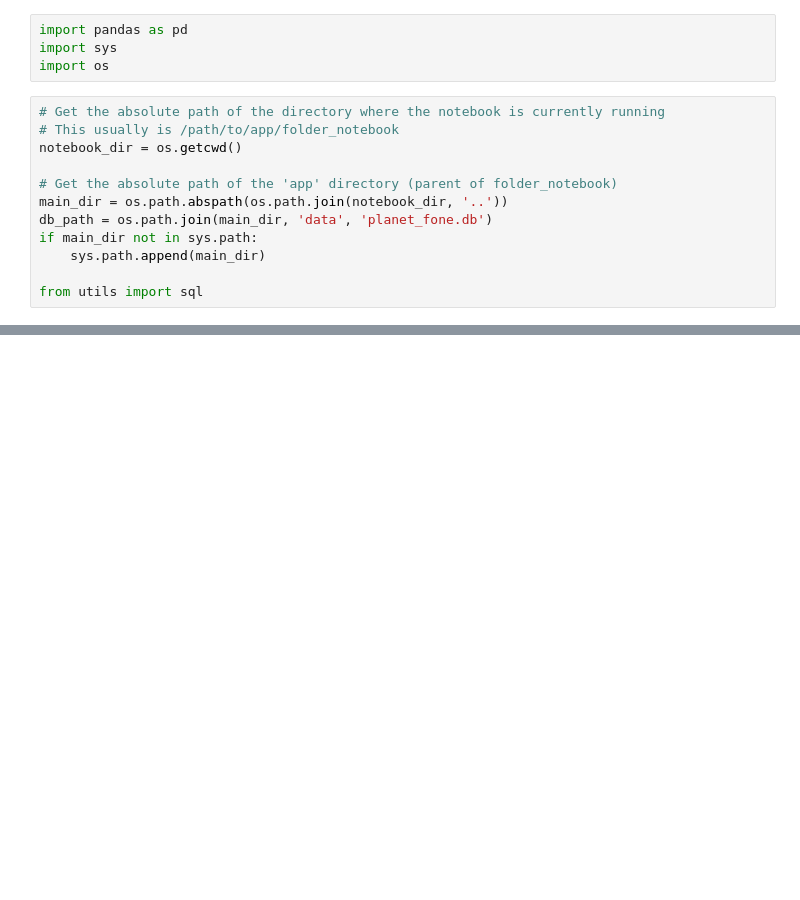
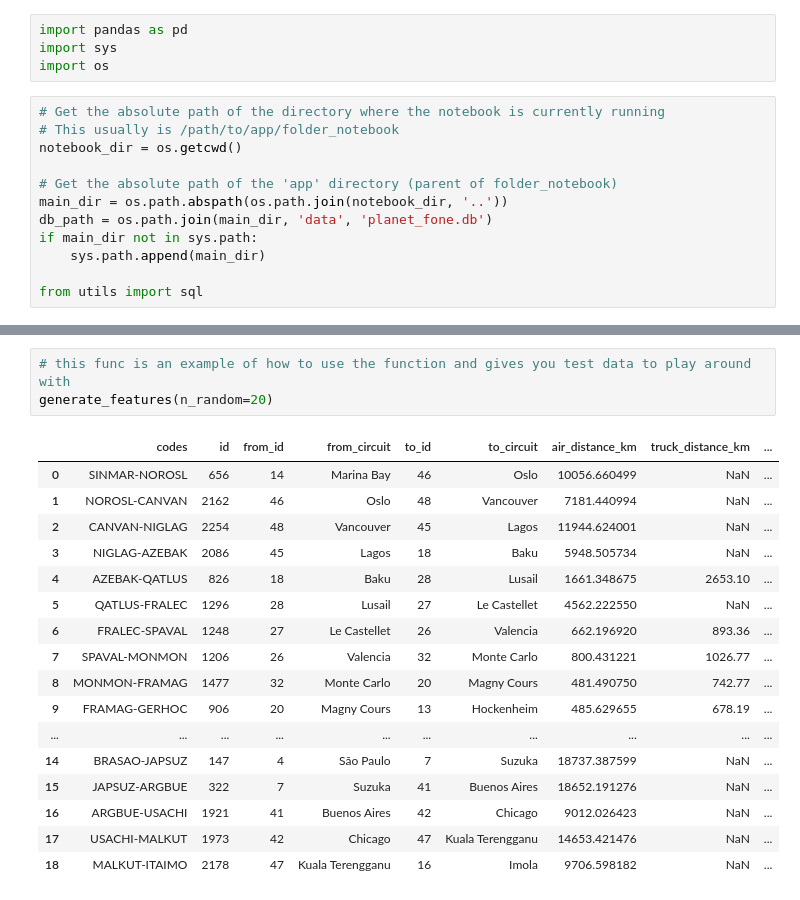
Before and after one commit to Ulquiorra-23/planetf1, a Jupyter notebook: notebooks/regression_eng.ipynb, the cells around one changed output, grey strips where cells are left out. Cells and saved outputs as stored; diff of their text form; blank space fills up the shorter version.

```diff
--- a/notebooks/regression_eng.ipynb
+++ b/notebooks/regression_eng.ipynb
@@ -416,0 +73,21 @@ circuit_df
+# %%
+# this func is an example of how to use the function and gives you test data to play around with
+generate_features(n_random=20)
+# %% [output]
+|  | codes | id | from_id | from_circuit | to_id | to_circuit | air_distance_km | truck_distance_km | ... |
+| 0 | SINMAR-NOROSL | 656 | 14 | Marina Bay | 46 | Oslo | 10056.660499 | NaN | ... |
+| 1 | NOROSL-CANVAN | 2162 | 46 | Oslo | 48 | Vancouver | 7181.440994 | NaN | ... |
+| 2 | CANVAN-NIGLAG | 2254 | 48 | Vancouver | 45 | Lagos | 11944.624001 | NaN | ... |
+| 3 | NIGLAG-AZEBAK | 2086 | 45 | Lagos | 18 | Baku | 5948.505734 | NaN | ... |
+| 4 | AZEBAK-QATLUS | 826 | 18 | Baku | 28 | Lusail | 1661.348675 | 2653.10 | ... |
+| 5 | QATLUS-FRALEC | 1296 | 28 | Lusail | 27 | Le Castellet | 4562.222550 | NaN | ... |
+| 6 | FRALEC-SPAVAL | 1248 | 27 | Le Castellet | 26 | Valencia | 662.196920 | 893.36 | ... |
+| 7 | SPAVAL-MONMON | 1206 | 26 | Valencia | 32 | Monte Carlo | 800.431221 | 1026.77 | ... |
+| 8 | MONMON-FRAMAG | 1477 | 32 | Monte Carlo | 20 | Magny Cours | 481.490750 | 742.77 | ... |
+| 9 | FRAMAG-GERHOC | 906 | 20 | Magny Cours | 13 | Hockenheim | 485.629655 | 678.19 | ... |
+| ... | ... | ... | ... | ... | ... | ... | ... | ... | ... |
+| 14 | BRASAO-JAPSUZ | 147 | 4 | São Paulo | 7 | Suzuka | 18737.387599 | NaN | ... |
+| 15 | JAPSUZ-ARGBUE | 322 | 7 | Suzuka | 41 | Buenos Aires | 18652.191276 | NaN | ... |
+| 16 | ARGBUE-USACHI | 1921 | 41 | Buenos Aires | 42 | Chicago | 9012.026423 | NaN | ... |
+| 17 | USACHI-MALKUT | 1973 | 42 | Chicago | 47 | Kuala Terengganu | 14653.421476 | NaN | ... |
+| 18 | MALKUT-ITAIMO | 2178 | 47 | Kuala Terengganu | 16 | Imola | 9706.598182 | NaN | ... |
```
Also changed, not shown: parts of 17 cells of this notebook, 1 other file.
